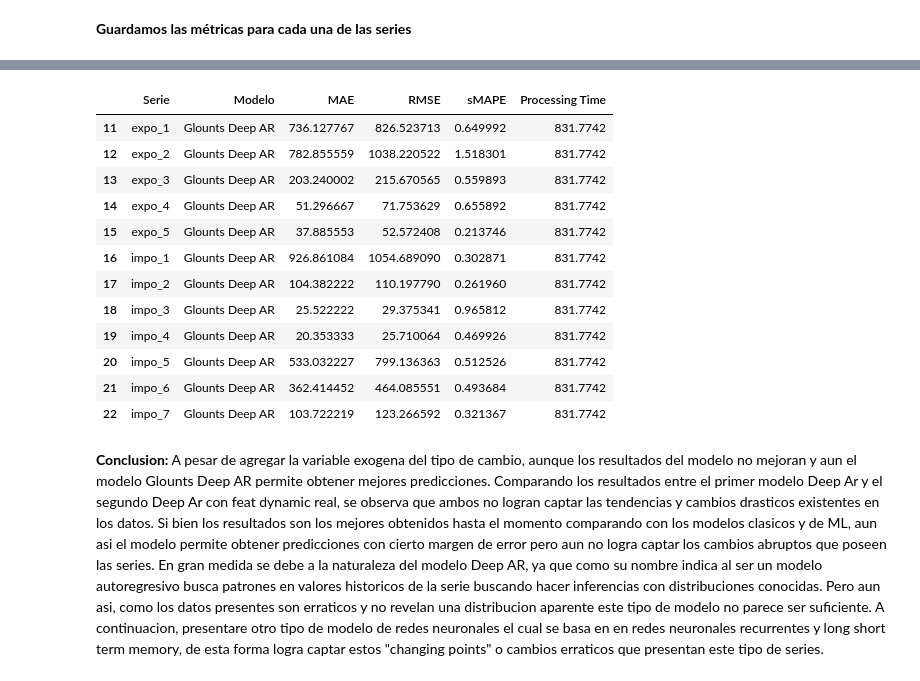
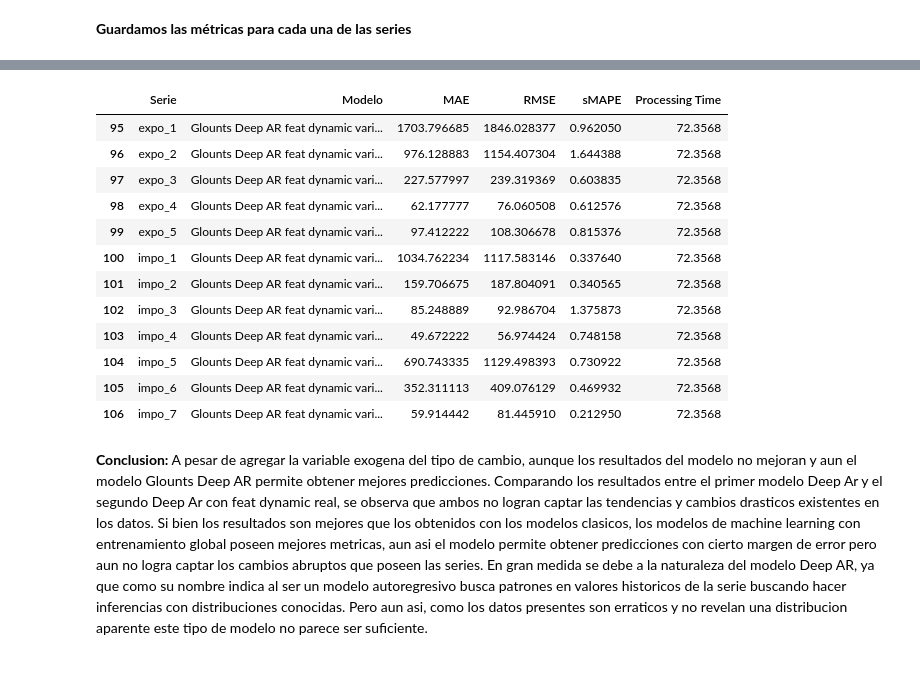
Before and after one commit to tatinogues/Project_Raiconet_101, a Jupyter notebook: Experiments/2.2 Modelos NN.ipynb, the cells around one changed output, grey strips where cells are left out. Drawn from its saved outputs; the diff is of its cells as text; code cells hidden in the pictures.

```diff
--- a/Experiments/2.2 Modelos NN.ipynb
+++ b/Experiments/2.2 Modelos NN.ipynb
@@ -436,21 +430,18 @@ NameError: name 'comparison_tbl' is not defined
-# %%
-best_models = comparison_tbl.groupby('Serie').apply(lambda group: group[group['RMSE'] == group['RMSE'].min()])
-best_models.drop(columns='Serie', inplace=True)
-best_models = best_models.groupby('Serie').first().reset_index()
-best_models.tail(12)
-# %% [output]
-|  | Serie | Modelo | MAE | RMSE | sMAPE | Processing Time |
-| 11 | expo_1 | Glounts Deep AR | 736.127767 | 826.523713 | 0.649992 | 831.7742 |
-| 12 | expo_2 | Glounts Deep AR | 782.855559 | 1038.220522 | 1.518301 | 831.7742 |
-| 13 | expo_3 | Glounts Deep AR | 203.240002 | 215.670565 | 0.559893 | 831.7742 |
-| 14 | expo_4 | Glounts Deep AR | 51.296667 | 71.753629 | 0.655892 | 831.7742 |
-| 15 | expo_5 | Glounts Deep AR | 37.885553 | 52.572408 | 0.213746 | 831.7742 |
-| 16 | impo_1 | Glounts Deep AR | 926.861084 | 1054.689090 | 0.302871 | 831.7742 |
-| 17 | impo_2 | Glounts Deep AR | 104.382222 | 110.197790 | 0.261960 | 831.7742 |
-| 18 | impo_3 | Glounts Deep AR | 25.522222 | 29.375341 | 0.965812 | 831.7742 |
-| 19 | impo_4 | Glounts Deep AR | 20.353333 | 25.710064 | 0.469926 | 831.7742 |
-| 20 | impo_5 | Glounts Deep AR | 533.032227 | 799.136363 | 0.512526 | 831.7742 |
-| 21 | impo_6 | Glounts Deep AR | 362.414452 | 464.085551 | 0.493684 | 831.7742 |
-| 22 | impo_7 | Glounts Deep AR | 103.722219 | 123.266592 | 0.321367 | 831.7742 |
+# %%
+comparison_tbl.tail(12)
+# %% [output]
+|  | Serie | Modelo | MAE | RMSE | sMAPE | Processing Time |
+| 95 | expo_1 | Glounts Deep AR feat dynamic vari... | 1703.796685 | 1846.028377 | 0.962050 | 72.3568 |
+| 96 | expo_2 | Glounts Deep AR feat dynamic vari... | 976.128883 | 1154.407304 | 1.644388 | 72.3568 |
+| 97 | expo_3 | Glounts Deep AR feat dynamic vari... | 227.577997 | 239.319369 | 0.603835 | 72.3568 |
+| 98 | expo_4 | Glounts Deep AR feat dynamic vari... | 62.177777 | 76.060508 | 0.612576 | 72.3568 |
+| 99 | expo_5 | Glounts Deep AR feat dynamic vari... | 97.412222 | 108.306678 | 0.815376 | 72.3568 |
+| 100 | impo_1 | Glounts Deep AR feat dynamic vari... | 1034.762234 | 1117.583146 | 0.337640 | 72.3568 |
+| 101 | impo_2 | Glounts Deep AR feat dynamic vari... | 159.706675 | 187.804091 | 0.340565 | 72.3568 |
+| 102 | impo_3 | Glounts Deep AR feat dynamic vari... | 85.248889 | 92.986704 | 1.375873 | 72.3568 |
+| 103 | impo_4 | Glounts Deep AR feat dynamic vari... | 49.672222 | 56.974424 | 0.748158 | 72.3568 |
+| 104 | impo_5 | Glounts Deep AR feat dynamic vari... | 690.743335 | 1129.498393 | 0.730922 | 72.3568 |
+| 105 | impo_6 | Glounts Deep AR feat dynamic vari... | 352.311113 | 409.076129 | 0.469932 | 72.3568 |
+| 106 | impo_7 | Glounts Deep AR feat dynamic vari... | 59.914442 | 81.445910 | 0.212950 | 72.3568 |
 # %% [markdown]
-**Conclusion:**  A pesar de agregar la variable exogena del tipo de cambio, aunque los resultados del modelo no mejoran y aun el modelo Glounts Deep AR permite obtener mejores predicciones. Comparando los resultados entre el primer modelo Deep Ar y el segundo Deep Ar con feat dynamic real, se observa que ambos no logran captar las tendencias y cambios drasticos existentes en los datos. Si bien los resultados son los mejores obtenidos hasta el momento comparando con los modelos clasicos y de ML, aun asi el modelo permite obtener predicciones con cierto margen de error pero aun no logra captar los cambios abruptos que poseen las series. En gran medida se debe a la naturaleza del modelo Deep AR, ya que como su nombre indica al ser un modelo autoregresivo busca patrones en valores historicos de la serie buscando hacer inferencias con distribuciones conocidas. Pero aun asi, como los datos presentes son erraticos y no revelan una distribucion aparente este tipo de modelo no parece ser suficiente. A continuacion, presentare otro tipo de modelo de redes neuronales el cual se basa en en redes neuronales recurrentes y long short term memory, de esta forma logra captar estos "changing points" o cambios erraticos que presentan este tipo de series.
+**Conclusion:**  A pesar de agregar la variable exogena del tipo de cambio, aunque los resultados del modelo no mejoran y aun el modelo Glounts Deep AR permite obtener mejores predicciones. Comparando los resultados entre el primer modelo Deep Ar y el segundo Deep Ar con feat dynamic real, se observa que ambos no logran captar las tendencias y cambios drasticos existentes en los datos. Si bien los resultados son mejores que los obtenidos con los modelos clasicos, los modelos de machine learning con entrenamiento global poseen mejores metricas, aun asi el modelo permite obtener predicciones con cierto margen de error pero aun no logra captar los cambios abruptos que poseen las series. En gran medida se debe a la naturaleza del modelo Deep AR, ya que como su nombre indica al ser un modelo autoregresivo busca patrones en valores historicos de la serie buscando hacer inferencias con distribuciones conocidas. Pero aun asi, como los datos presentes son erraticos y no revelan una distribucion aparente este tipo de modelo no parece ser suficiente.
```
Also changed, not shown: parts of 12 cells of this notebook, 53 other files.
